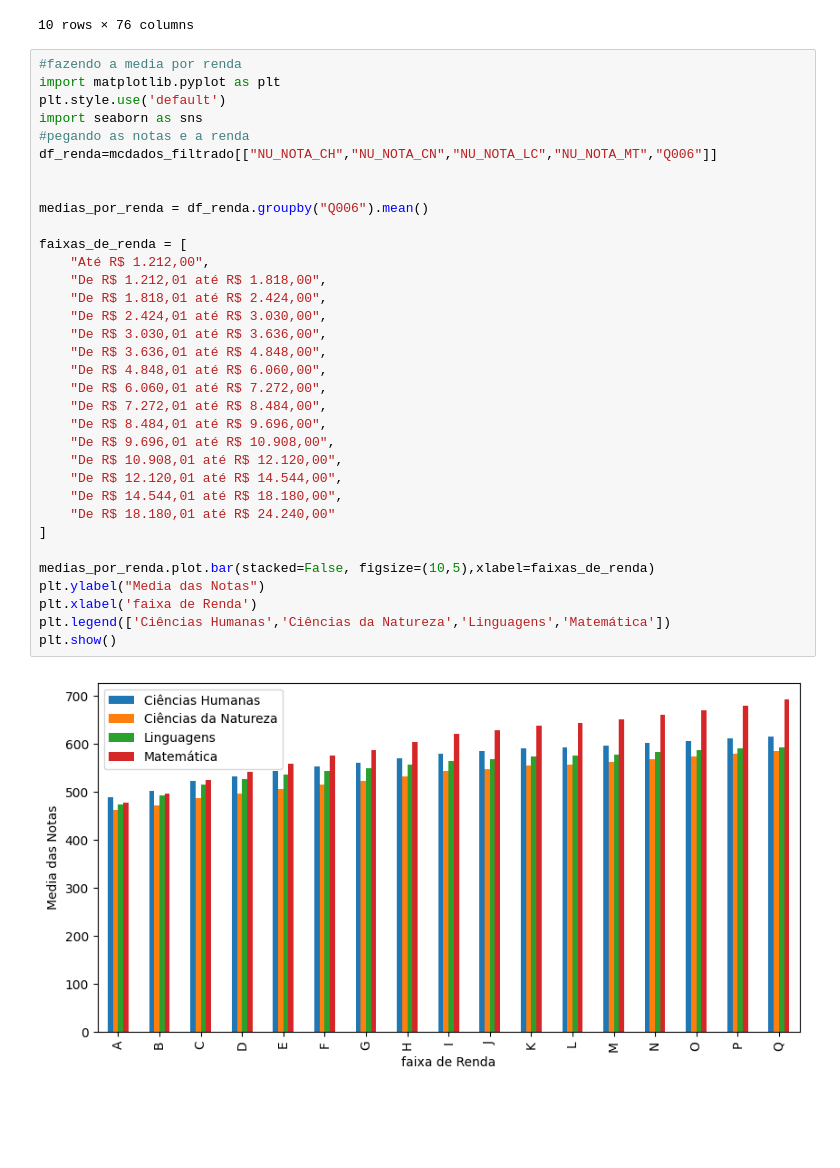
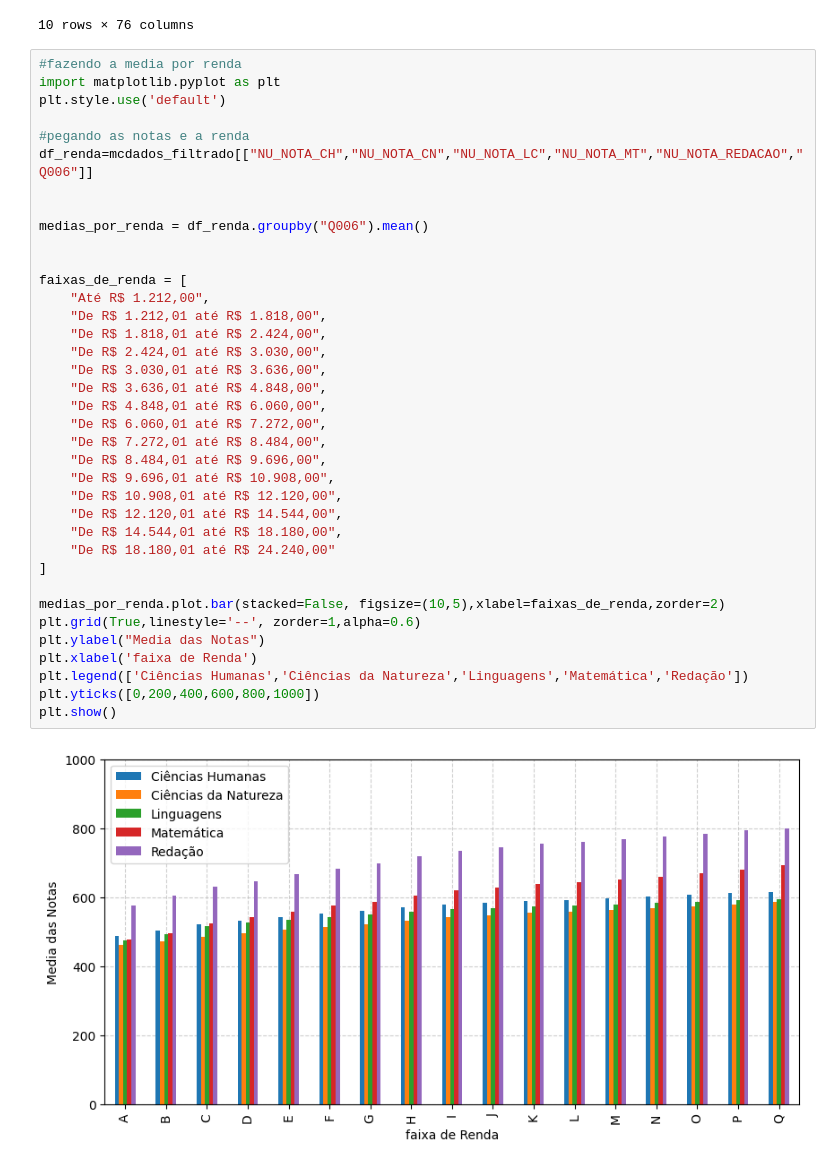
Before and after one commit to laupontiroli/APS_1_cdados, a Jupyter notebook: analise_dados.ipynb, the cells around one changed output. Drawn from its saved outputs; the diff is of its cells as text; blank space fills up the shorter version.

Commit message:
adicionando redação e linhas pra melhor observação

```diff
--- a/analise_dados.ipynb
+++ b/analise_dados.ipynb
@@ -31,38 +31,41 @@ mcdados_filtrado.head(10)
 #fazendo a media por renda
 import matplotlib.pyplot as plt
 plt.style.use('default')
-import seaborn as sns
+
 #pegando as notas e a renda
-df_renda=mcdados_filtrado[["NU_NOTA_CH","NU_NOTA_CN","NU_NOTA_LC","NU_NOTA_MT","Q006"]]
+df_renda=mcdados_filtrado[["NU_NOTA_CH","NU_NOTA_CN","NU_NOTA_LC","NU_NOTA_MT","NU_NOTA_REDACAO","Q006"]]
 
 
 medias_por_renda = df_renda.groupby("Q006").mean()
+
 
 faixas_de_renda = [
     "Até R$ 1.212,00",
     "De R$ 1.212,01 até R$ 1.818,00",
     "De R$ 1.818,01 até R$ 2.424,00",
     "De R$ 2.424,01 até R$ 3.030,00",
     "De R$ 3.030,01 até R$ 3.636,00",
     "De R$ 3.636,01 até R$ 4.848,00",
     "De R$ 4.848,01 até R$ 6.060,00",
     "De R$ 6.060,01 até R$ 7.272,00",
     "De R$ 7.272,01 até R$ 8.484,00",
     "De R$ 8.484,01 até R$ 9.696,00",
     "De R$ 9.696,01 até R$ 10.908,00",
     "De R$ 10.908,01 até R$ 12.120,00",
     "De R$ 12.120,01 até R$ 14.544,00",
     "De R$ 14.544,01 até R$ 18.180,00",
     "De R$ 18.180,01 até R$ 24.240,00"
 ]
 
-medias_por_renda.plot.bar(stacked=False, figsize=(10,5),xlabel=faixas_de_renda)
+medias_por_renda.plot.bar(stacked=False, figsize=(10,5),xlabel=faixas_de_renda,zorder=2)
+plt.grid(True,linestyle='--', zorder=1,alpha=0.6)
 plt.ylabel("Media das Notas")
 plt.xlabel('faixa de Renda')
-plt.legend(['Ciências Humanas','Ciências da Natureza','Linguagens','Matemática'])
+plt.legend(['Ciências Humanas','Ciências da Natureza','Linguagens','Matemática','Redação'])
+plt.yticks([0,200,400,600,800,1000])
 plt.show()
 # %% [output]
-[figure, old version]
+[figure, new version]
 # %%
 #fazendo o de cohen por renda
 import matplotlib.pyplot as plt
```
Also changed, not shown: parts of 1 cell of this notebook, 1 other file.
